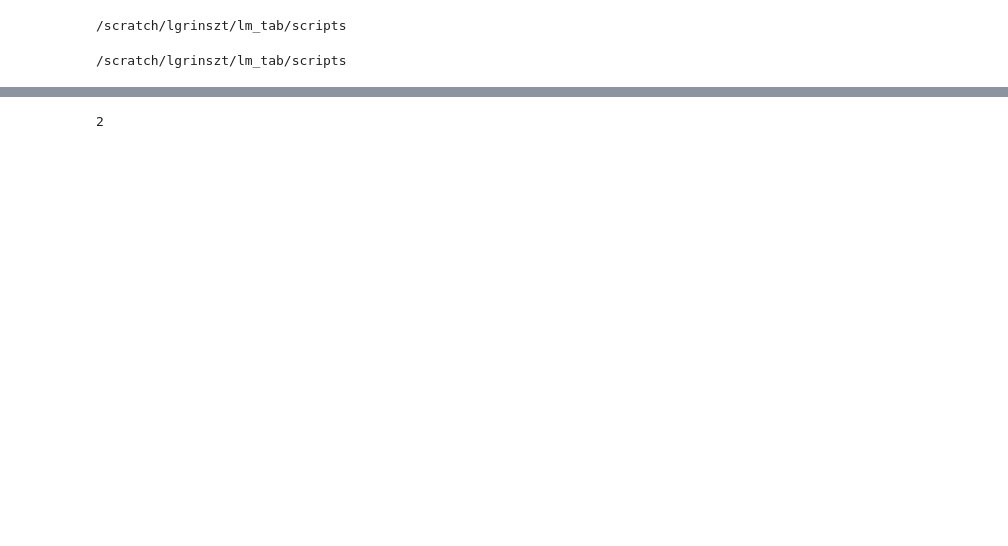
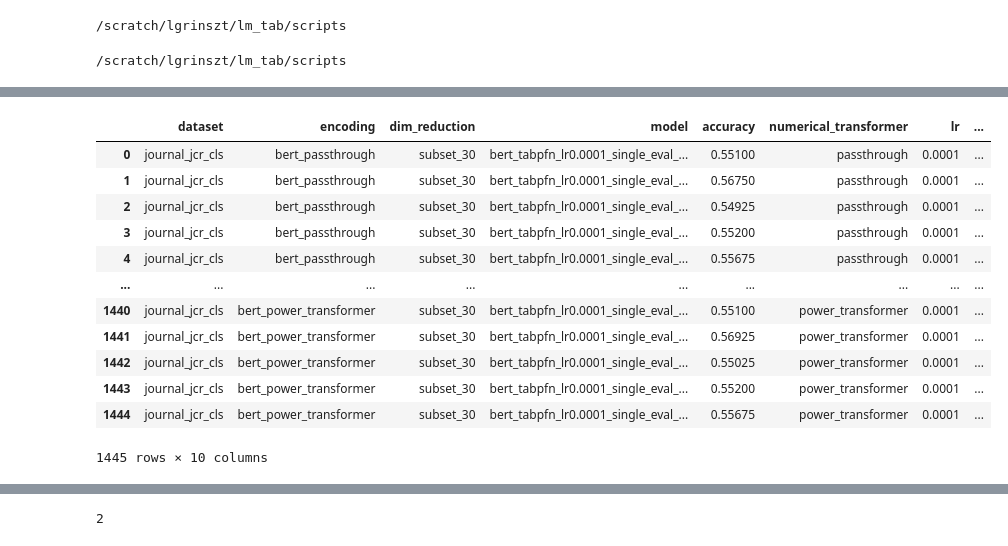
Before and after one commit to LeoGrin/lm_tab, a Jupyter notebook: scripts/launch copy.ipynb, the cells around one changed output, grey strips where cells are left out. Cells and saved outputs as stored; diff of their text form; code cells hidden in the pictures; blank space fills up the shorter version.

```diff
--- a/scripts/launch copy.ipynb
+++ b/scripts/launch copy.ipynb
@@ -320,0 +497,17 @@ print(test_accuracies)
+# %%
+#show column singe_eval_pos_train
+df
+# %% [output]
+|  | dataset | encoding | dim_reduction | model | accuracy | numerical_transformer | lr | ... |
+| 0 | journal_jcr_cls | bert_passthrough | subset_30 | bert_tabpfn_lr0.0001_single_eval_... | 0.55100 | passthrough | 0.0001 | ... |
+| 1 | journal_jcr_cls | bert_passthrough | subset_30 | bert_tabpfn_lr0.0001_single_eval_... | 0.56750 | passthrough | 0.0001 | ... |
+| 2 | journal_jcr_cls | bert_passthrough | subset_30 | bert_tabpfn_lr0.0001_single_eval_... | 0.54925 | passthrough | 0.0001 | ... |
+| 3 | journal_jcr_cls | bert_passthrough | subset_30 | bert_tabpfn_lr0.0001_single_eval_... | 0.55200 | passthrough | 0.0001 | ... |
+| 4 | journal_jcr_cls | bert_passthrough | subset_30 | bert_tabpfn_lr0.0001_single_eval_... | 0.55675 | passthrough | 0.0001 | ... |
+| ... | ... | ... | ... | ... | ... | ... | ... | ... |
+| 1440 | journal_jcr_cls | bert_power_transformer | subset_30 | bert_tabpfn_lr0.0001_single_eval_... | 0.55100 | power_transformer | 0.0001 | ... |
+| 1441 | journal_jcr_cls | bert_power_transformer | subset_30 | bert_tabpfn_lr0.0001_single_eval_... | 0.56925 | power_transformer | 0.0001 | ... |
+| 1442 | journal_jcr_cls | bert_power_transformer | subset_30 | bert_tabpfn_lr0.0001_single_eval_... | 0.55025 | power_transformer | 0.0001 | ... |
+| 1443 | journal_jcr_cls | bert_power_transformer | subset_30 | bert_tabpfn_lr0.0001_single_eval_... | 0.55200 | power_transformer | 0.0001 | ... |
+| 1444 | journal_jcr_cls | bert_power_transformer | subset_30 | bert_tabpfn_lr0.0001_single_eval_... | 0.55675 | power_transformer | 0.0001 | ... |
+1445 rows × 10 columns
```
Also changed, not shown: parts of 16 cells of this notebook, 5 other files.
